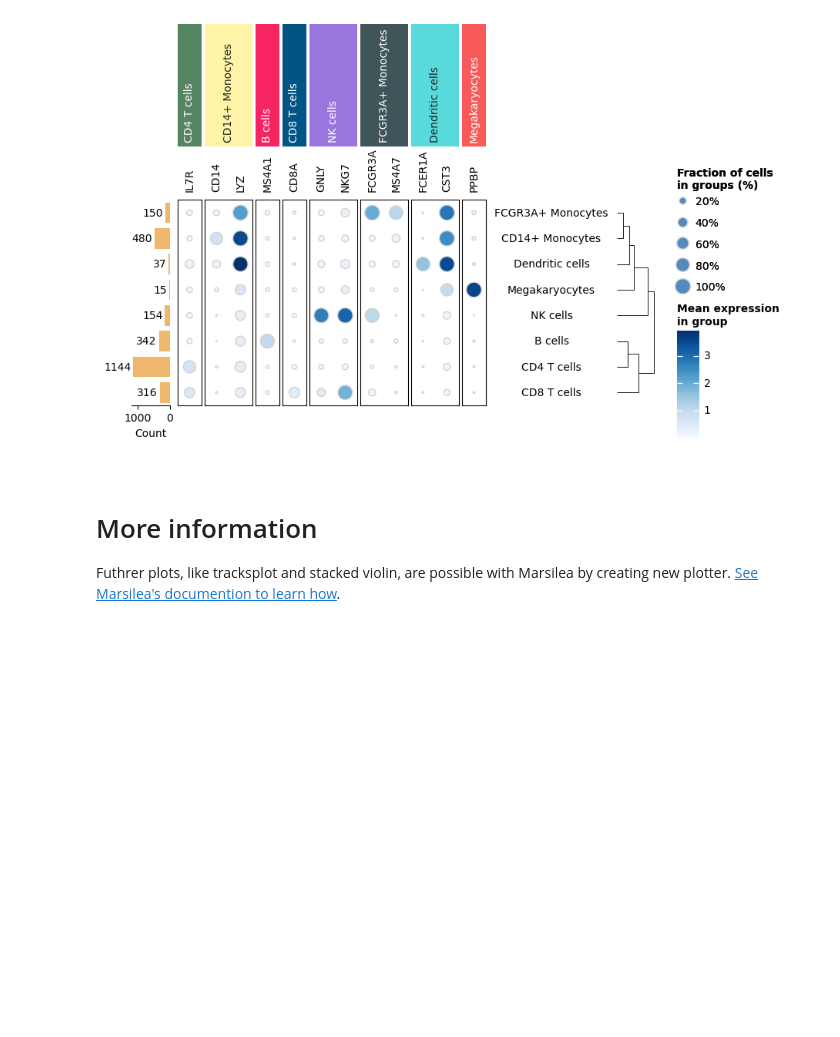
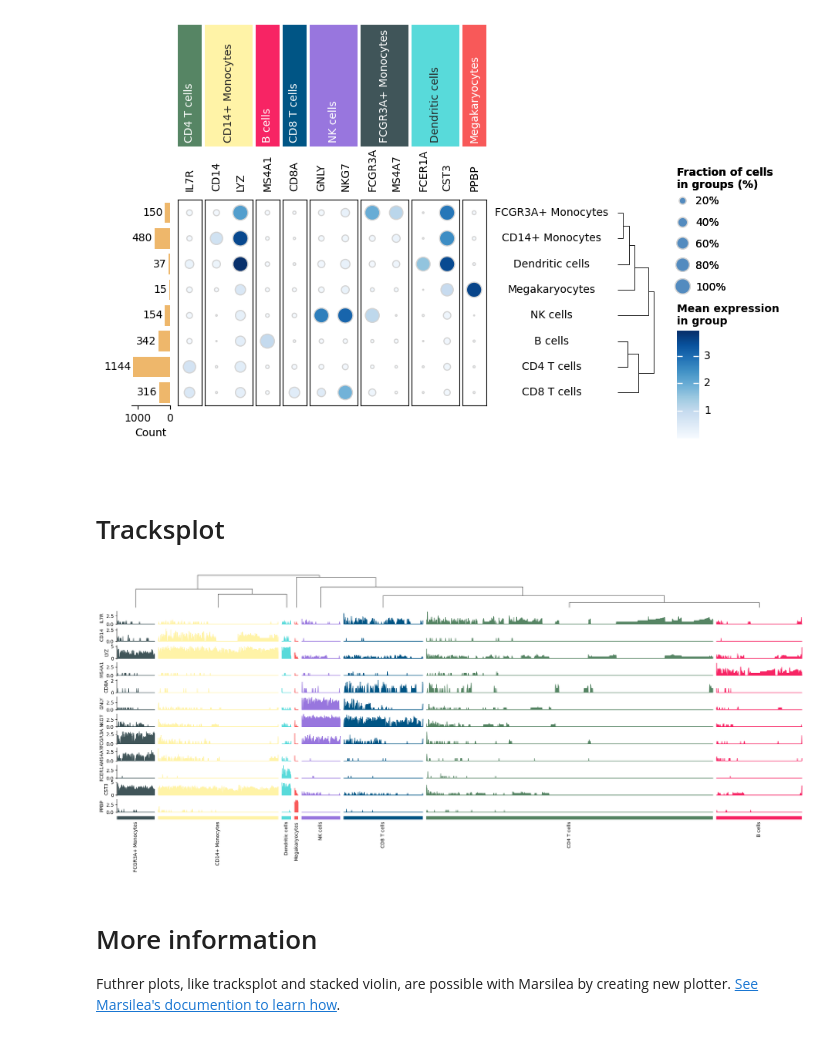
Before and after one commit to scverse/scanpy-tutorials, a Jupyter notebook: plotting-with-marsilea.ipynb, the cells around one changed output. Drawn from its saved outputs; the diff is of its cells as text; code cells hidden in the pictures; blank space fills up the shorter version.

Commit message:
Update text, replace *split with group_*; Add example for tracksplot

```diff
--- a/plotting-with-marsilea.ipynb
+++ b/plotting-with-marsilea.ipynb
@@ -151,9 +151,9 @@ AnnData object with n_obs × n_vars = 8 × 12
     var: 'n_cells'
     layers: 'mean', 'count_nonzero'
 # %%
-exp = agg.layers["mean"]
-count = agg.layers["count_nonzero"]
-cell_counts = agg.obs["cell_counts"].to_numpy()
+agg_exp = agg.layers["mean"]
+agg_count = agg.layers["count_nonzero"]
+agg_cell_counts = agg.obs["cell_counts"].to_numpy()
 # %% [markdown]
 # Matrixplot
 # %%
@@ -210,6 +210,21 @@ m.add_legends()
 m.render()
 # %% [output]
 [figure]
+# %% [markdown]
+# Tracksplot
+# %%
+tp = ma.ZeroHeightCluster(exp.T, width=20)
+tp.group_cols(pbmc.obs["louvain"], order=uni_cells, spacing=0.005)
+tp.add_dendrogram("top", add_base=False, size=1)
+for row, gene_name in zip(exp.T, markers):
+    area = mp.Area(row, add_outline=False, alpha=1, label=gene_name,
+                   group_kws={'color': cell_colors})
+    tp.add_bottom(area, size=.4, pad=.1)
+tp.add_bottom(mp.Colors(pbmc.obs["louvain"], palette=cmapper), size=.1, pad=.1)
+tp.add_bottom(mp.Chunk(uni_cells, rotation=90))
+tp.render()
+# %% [output]
+[figure, added]
 # %% [markdown]
 # More information
 
```
Also changed, not shown: parts of 7 cells of this notebook.
